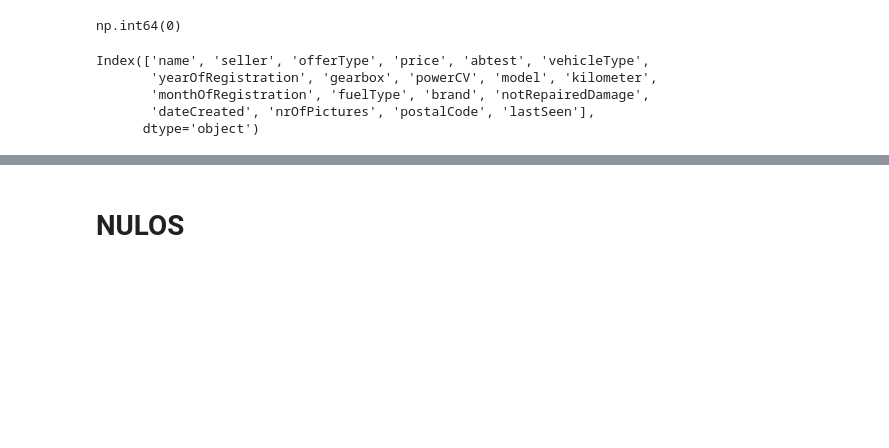
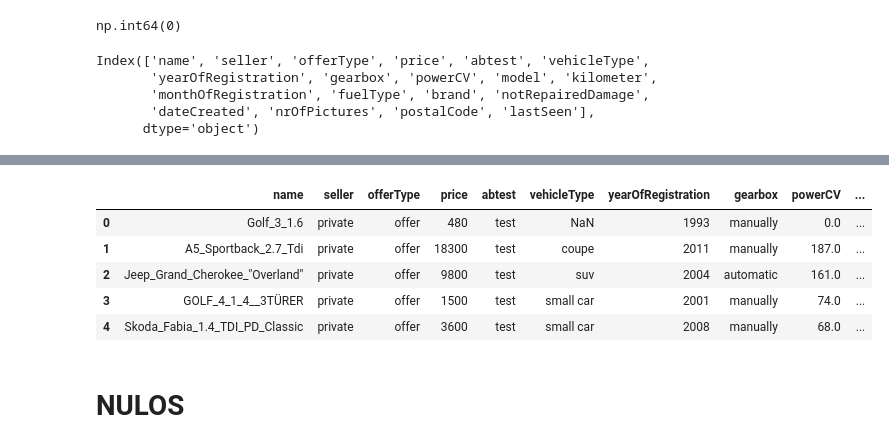
Before and after one commit to santiagorodriguez-dev/laboratorio-modulo7-leccion01-eda-nulos, a Jupyter notebook: notebooks/laboratorio-modulo7-leccion01-eda-nulos.ipynb, the cells around one changed output, grey strips where cells are left out. Cells and saved outputs as stored; diff of their text form; code cells hidden in the pictures; blank space fills up the shorter version.

```diff
--- a/notebooks/laboratorio-modulo7-leccion01-eda-nulos.ipynb
+++ b/notebooks/laboratorio-modulo7-leccion01-eda-nulos.ipynb
@@ -250,3 +241,13 @@ df.head()
+# %%
+df.reset_index(inplace=True,drop=True)
+df.head()
+# %% [output]
+|  | name | seller | offerType | price | abtest | vehicleType | yearOfRegistration | gearbox | powerCV | ... |
+| 0 | Golf_3_1.6 | private | offer | 480 | test | NaN | 1993 | manually | 0.0 | ... |
+| 1 | A5_Sportback_2.7_Tdi | private | offer | 18300 | test | coupe | 2011 | manually | 187.0 | ... |
+| 2 | Jeep_Grand_Cherokee_"Overland" | private | offer | 9800 | test | suv | 2004 | automatic | 161.0 | ... |
+| 3 | GOLF_4_1_4__3TÜRER | private | offer | 1500 | test | small car | 2001 | manually | 74.0 | ... |
+| 4 | Skoda_Fabia_1.4_TDI_PD_Classic | private | offer | 3600 | test | small car | 2008 | manually | 68.0 | ... |
 # %%
 visualizador_todos =sc.Visualizador(df)
 # %% [markdown]
```
Also changed, not shown: parts of 24 cells of this notebook, 2 other files.
